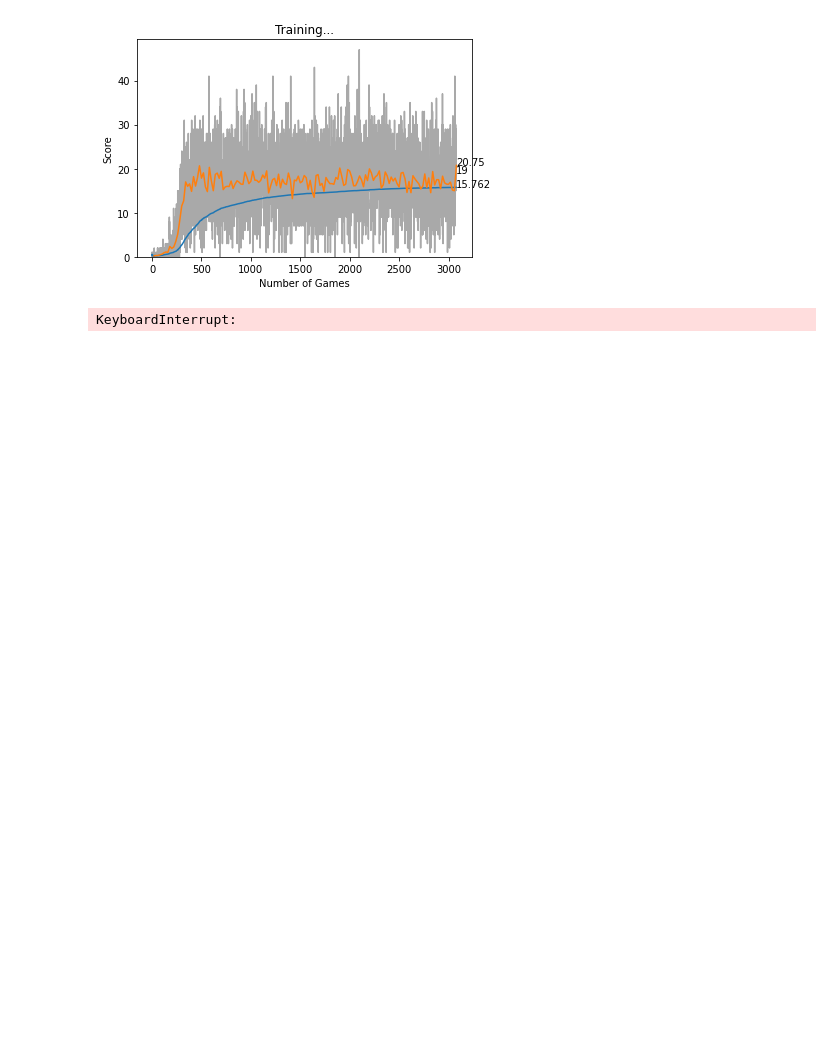
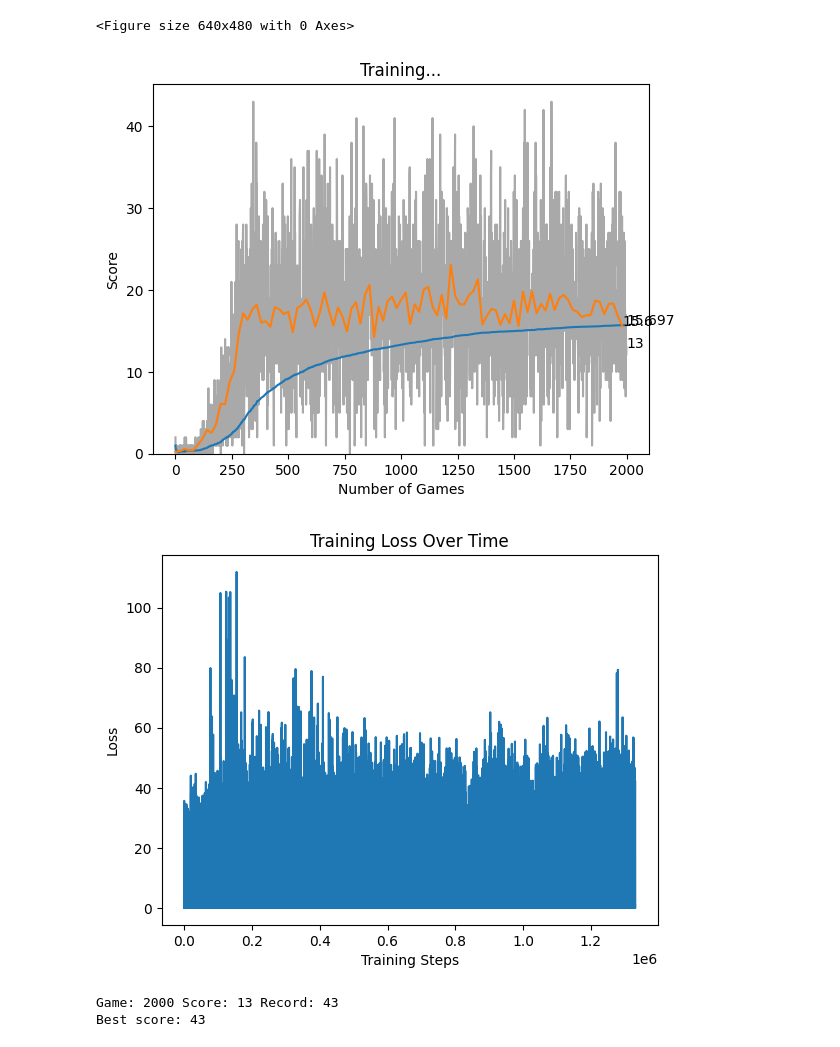
Before and after one commit to 14gabe14/snake-AI, a Jupyter notebook: test_linear.ipynb, the cells around one changed output. Cells and saved outputs as stored; diff of their text form; code cells hidden in the pictures; blank space fills up the shorter version.

```diff
--- a/test_linear.ipynb
+++ b/test_linear.ipynb
@@ -5,6 +5,9 @@ pygame 2.0.1 (SDL 2.0.14, Python 3.8.5)
 Hello from the pygame community. https://www.pygame.org/contribute.html
 # %%
-train()
+train(2000)
 # %% [output]
+<Figure size 640x480 with 0 Axes>
-[figure, old version]
+[figure, new version]
-KeyboardInterrupt:
+[figure, added]
+Game: 2000 Score: 13 Record: 43
+Best score: 43
```
Also changed, not shown: parts of 1 cell of this notebook, 3 other files.
